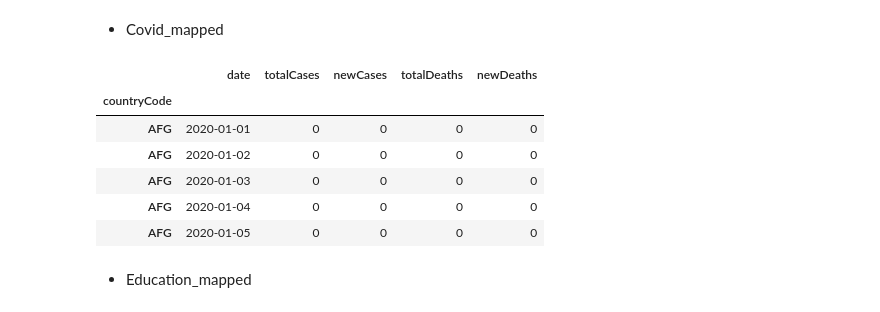
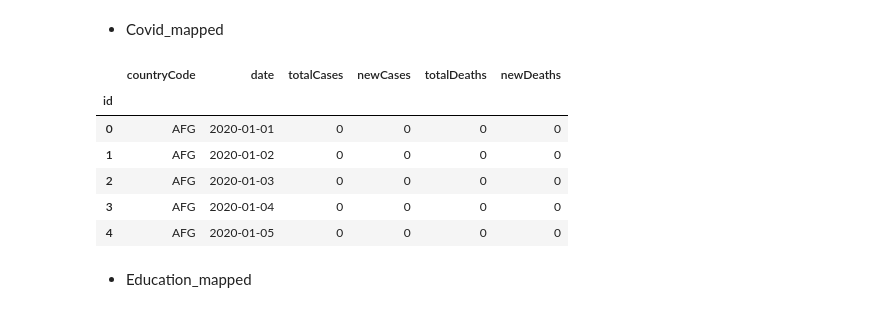
Before and after one commit to karosroczyk/AdvancedDatabasesProject, a Jupyter notebook: PreparingDatasets.ipynb, the cells around one changed output. Cells and saved outputs as stored; diff of their text form; code cells hidden in the pictures.

```diff
--- a/PreparingDatasets.ipynb
+++ b/PreparingDatasets.ipynb
@@ -25,6 +25,7 @@ country_data = data_covid[['Country', 'Continent']]
 del data_covid['diabetes_prevalence'], data_covid['hospital_beds_per_thousand'], data_covid['stringency_index'],data_covid['Continent']
 data_covid = data_covid.rename(columns={'Country': "country", \
                                         'Date' : 'date'})
+data_covid.index.name = 'id'
 data_covid.head()
 # %% [output]
 |  | country | date | totalCases | newCases | totalDeaths | newDeaths |
@@ -89,7 +89,6 @@ country_data2['Continent'] = country_data['Continent']
 country_data2 = country_data2.rename(columns={'Country Code': "countryCode", \
                                               'Country Name': 'countryName',\
                                               'Continent': 'continent'})
-country_data2 = country_data2.fillna(0)
 country_data2.head()
 # %% [output]
 |  | countryCode | countryName | continent |
@@ -123,16 +121,15 @@ data_health.head()
 # %%
 data_covid['country'] = data_covid['country'].map(country_dict)
 data_covid = data_covid.rename(columns={'country': 'countryCode'})
-data_covid.set_index('countryCode', inplace = True)
 data_covid.head()
 # %% [output]
-|  | date | totalCases | newCases | totalDeaths | newDeaths |
-| countryCode |  |  |  |  |  |
-| AFG | 2020-01-01 | 0 | 0 | 0 | 0 |
-| AFG | 2020-01-02 | 0 | 0 | 0 | 0 |
-| AFG | 2020-01-03 | 0 | 0 | 0 | 0 |
-| AFG | 2020-01-04 | 0 | 0 | 0 | 0 |
-| AFG | 2020-01-05 | 0 | 0 | 0 | 0 |
+|  | countryCode | date | totalCases | newCases | totalDeaths | newDeaths |
+| id |  |  |  |  |  |  |
+| 0 | AFG | 2020-01-01 | 0 | 0 | 0 | 0 |
+| 1 | AFG | 2020-01-02 | 0 | 0 | 0 | 0 |
+| 2 | AFG | 2020-01-03 | 0 | 0 | 0 | 0 |
+| 3 | AFG | 2020-01-04 | 0 | 0 | 0 | 0 |
+| 4 | AFG | 2020-01-05 | 0 | 0 | 0 | 0 |
 # %% [markdown]
 * Education_mapped
 # %%
```
Also changed, not shown: parts of 26 cells of this notebook.
